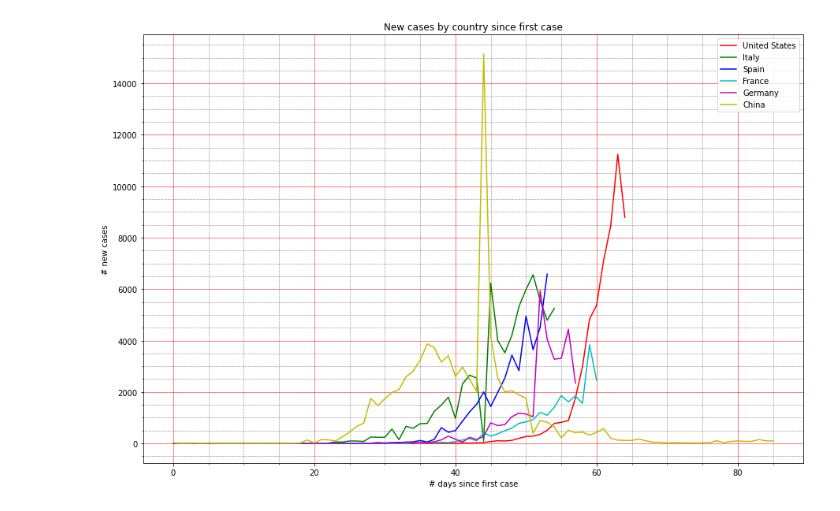
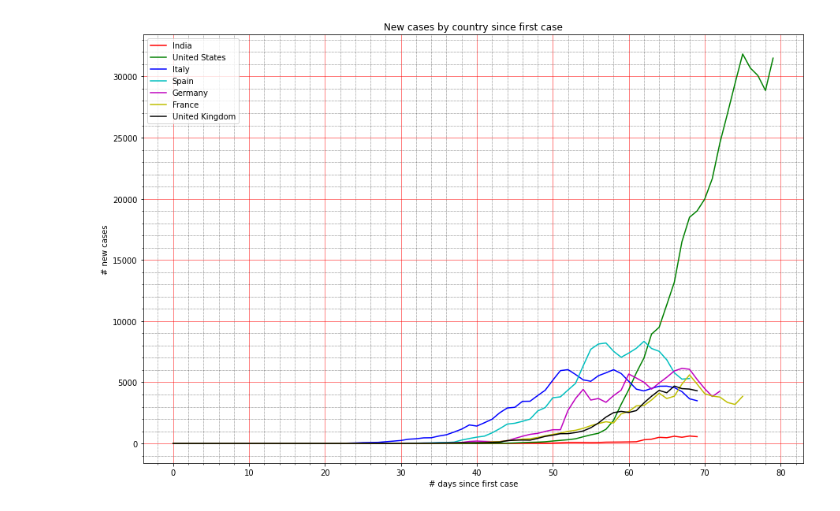
Before and after one commit to vinayshanbhag/covid19, a Jupyter notebook: covid_19_viz.ipynb, the cells around one changed output. Drawn from its saved outputs; the diff is of its cells as text; code cells hidden in the pictures.

```diff
--- a/covid_19_viz.ipynb
+++ b/covid_19_viz.ipynb
@@ -1,16 +1,17 @@
 # %% [markdown]
 <a href="https://colab.research.google.com/github/vinayshanbhag/covid19/blob/master/covid_19_viz.ipynb" target="_parent"><img src="https://colab.research.google.com/assets/colab-badge.svg" alt="Open In Colab"/></a>
 # %%
-#@title Load Data
-#@markdown > Source https://covid.ourworldindata.org/data/ecdc/full_data.csv {display-mode: "form"}
+#@title Load Data {display-mode: "form"}
+#@markdown > Source https://covid.ourworldindata.org/data/ecdc/full_data.csv
 
 # This code will be hidden when the notebook is loaded.
 import pandas as pd
 import numpy as np
 import matplotlib.pyplot as plt
 from scipy.integrate import odeint
+from datetime import datetime, timedelta
 
 owid_url = "https://covid.ourworldindata.org/data/ecdc/full_data.csv"
 df_all = pd.read_csv(owid_url)
 df_all["date"] = pd.to_datetime(df_all.date)
-countries = ["United States","Italy","Spain","France","Germany","China"]
+countries = ["India","United States","Italy","Spain","Germany", "France","United Kingdom"]#['India','Poland','Denmark','Chile','Czech Republic']#
@@ -107,0 +188,29 @@ plt.grid(which='minor', linestyle=':', linewidth='0.5', color='black')
+# %%
+#@title Cumulative fatalities since first reported case {display-mode: "form"}
+
+# This code will be hidden when the notebook is loaded.
+
+plt.figure(figsize=(15,10))
+c = 'rgbcmyk'
+p = ['-','.-','--','.','*-','o-','_-']
+l = []
+for i in p:
+  for j in list(c):
+    l.append(f'{j}{i}')
+for idx, ctry in enumerate(countries):
+  temp = df_all[df_all.location==ctry].copy()
+  temp = temp[temp.total_cases>0].copy()
+  plt.plot(
+    range(len(temp)),
+    temp.total_deaths,
+    l[idx]
+  )
+plt.legend(countries);
+#plt.yscale('log')
+#plt.xscale('log')
+plt.xlabel('# days since first case')
+plt.ylabel('fatalities')
+plt.title('Cumulative fatalities by country since first case');
+plt.minorticks_on()
+plt.grid(which='major', linestyle='-', linewidth='0.5', color='red')
+plt.grid(which='minor', linestyle=':', linewidth='0.5', color='black')
@@ -108,32 +219,32 @@ plt.grid(which='minor', linestyle=':', linewidth='0.5', color='black')
 # %%
 #@title New case trend since first reported case {display-mode: "form"}
 
 # This code will be hidden when the notebook is loaded.
 
 plt.figure(figsize=(15,10))
 c = 'rgbcmyk'
 p = ['-','.-','--','.','*-','o-','_-']
 l = []
 for i in p:
   for j in list(c):
     l.append(f'{j}{i}')
 for idx, ctry in enumerate(countries):
   temp = df_all[df_all.location==ctry].copy()
   temp = temp[temp.total_cases>0].copy()
   plt.plot(
     range(len(temp)),
-    temp.new_cases,
+    temp.new_cases.rolling(3,min_periods=1).mean(),
     l[idx]
   )
 plt.legend(countries);
 #plt.yscale('log')
 #plt.xscale('log')
 plt.xlabel('# days since first case')
 plt.ylabel('# new cases')
 plt.title('New cases by country since first case');
 plt.minorticks_on()
 plt.grid(which='major', linestyle='-', linewidth='0.5', color='red')
 plt.grid(which='minor', linestyle=':', linewidth='0.5', color='black')
 # %% [output]
-[figure, old version]
+[figure, new version]
 # %%
```
Also changed, not shown: parts of 12 cells of this notebook.
